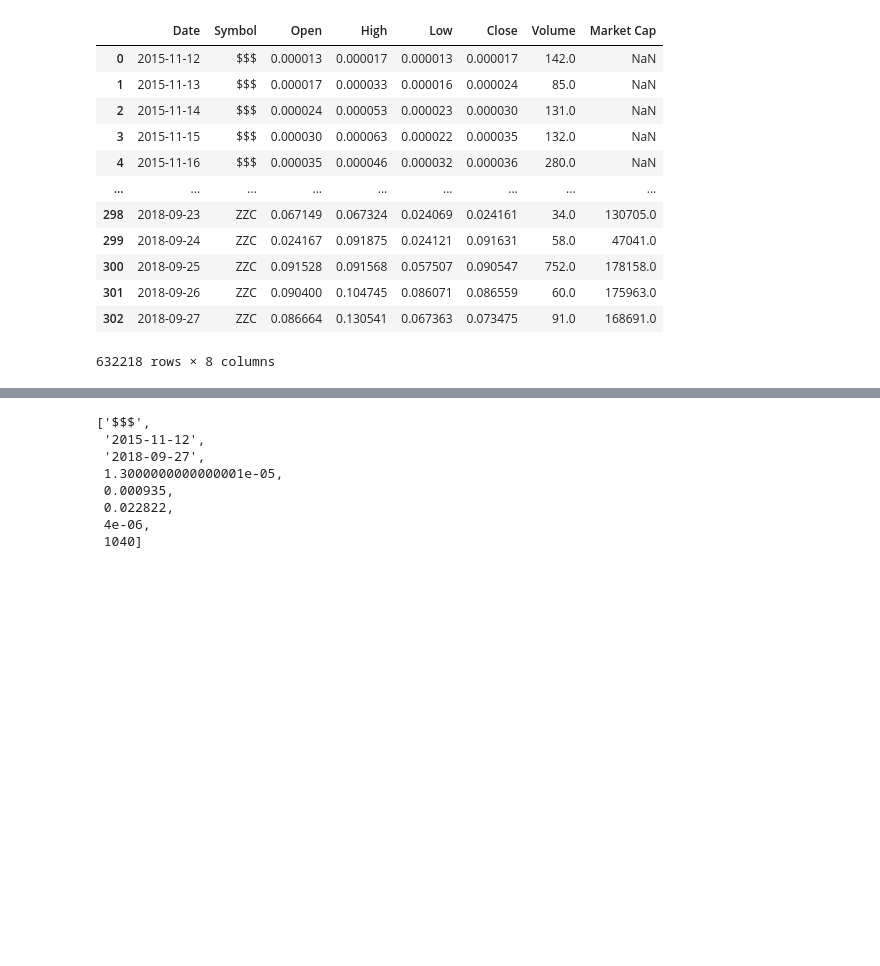
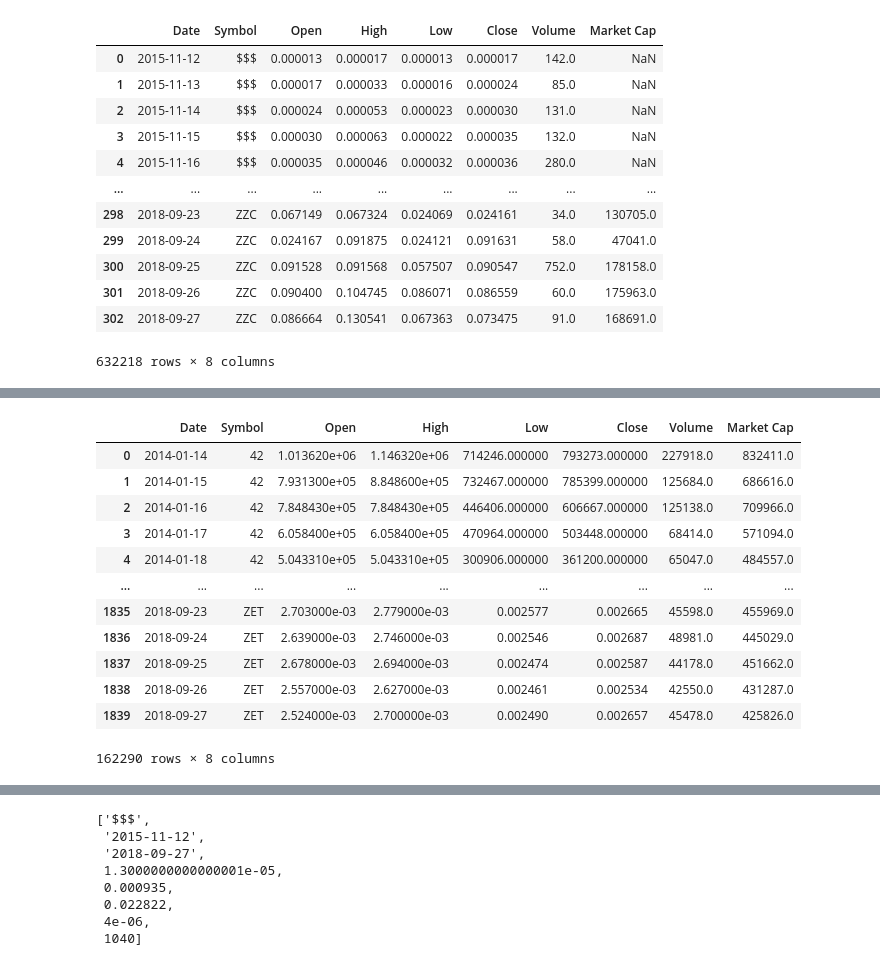
Before and after one commit to samjdedes/time_series_analysis, a Jupyter notebook: notebooks/EDA.ipynb, the cells around one changed output, grey strips where cells are left out. Saved outputs shown, nothing was run; the diff lists cells and outputs as text; code cells hidden in the pictures; blank space fills up the shorter version.

Commit message:
EDA refactoring, remove coins below threshold

```diff
--- a/notebooks/EDA.ipynb
+++ b/notebooks/EDA.ipynb
@@ -4,8 +4,8 @@ import pandas as pd
 import numpy as np
 # %%
 # load data
-ts = pd.read_csv('../data/all_currencies.csv', index_col=0)
-ts
+df = pd.read_csv('../data/all_currencies.csv', index_col=0)
+df
 # %% [output]
 |  | Date | Symbol | Open | High | Low | Close | Volume | Market Cap |
 | 0 | 2015-11-12 | $$$ | 0.000013 | 0.000017 | 0.000013 | 0.000017 | 142.0 | NaN |
@@ -23 +117,24 @@ ts
+# %%
+coins_by_count = df['Symbol'].value_counts()
+threshold = 0.8
+# Only points with the most data points.
+filt = coins_by_count > (threshold * max(coins_by_count))
+
+most_common_coins = coins_by_count[filt]
+ts = df[df['Symbol'].isin(most_common_coins.index)]
+ts
+# %% [output]
+|  | Date | Symbol | Open | High | Low | Close | Volume | Market Cap |
+| 0 | 2014-01-14 | 42 | 1.013620e+06 | 1.146320e+06 | 714246.000000 | 793273.000000 | 227918.0 | 832411.0 |
+| 1 | 2014-01-15 | 42 | 7.931300e+05 | 8.848600e+05 | 732467.000000 | 785399.000000 | 125684.0 | 686616.0 |
+| 2 | 2014-01-16 | 42 | 7.848430e+05 | 7.848430e+05 | 446406.000000 | 606667.000000 | 125138.0 | 709966.0 |
+| 3 | 2014-01-17 | 42 | 6.058400e+05 | 6.058400e+05 | 470964.000000 | 503448.000000 | 68414.0 | 571094.0 |
+| 4 | 2014-01-18 | 42 | 5.043310e+05 | 5.043310e+05 | 300906.000000 | 361200.000000 | 65047.0 | 484557.0 |
+| ... | ... | ... | ... | ... | ... | ... | ... | ... |
+| 1835 | 2018-09-23 | ZET | 2.703000e-03 | 2.779000e-03 | 0.002577 | 0.002665 | 45598.0 | 455969.0 |
+| 1836 | 2018-09-24 | ZET | 2.639000e-03 | 2.746000e-03 | 0.002546 | 0.002687 | 48981.0 | 445029.0 |
+| 1837 | 2018-09-25 | ZET | 2.678000e-03 | 2.694000e-03 | 0.002474 | 0.002587 | 44178.0 | 451662.0 |
+| 1838 | 2018-09-26 | ZET | 2.557000e-03 | 2.627000e-03 | 0.002461 | 0.002534 | 42550.0 | 431287.0 |
+| 1839 | 2018-09-27 | ZET | 2.524000e-03 | 2.700000e-03 | 0.002490 | 0.002657 | 45478.0 | 425826.0 |
+162290 rows × 8 columns
 # %%
```
Also changed, not shown: parts of 21 cells of this notebook.
